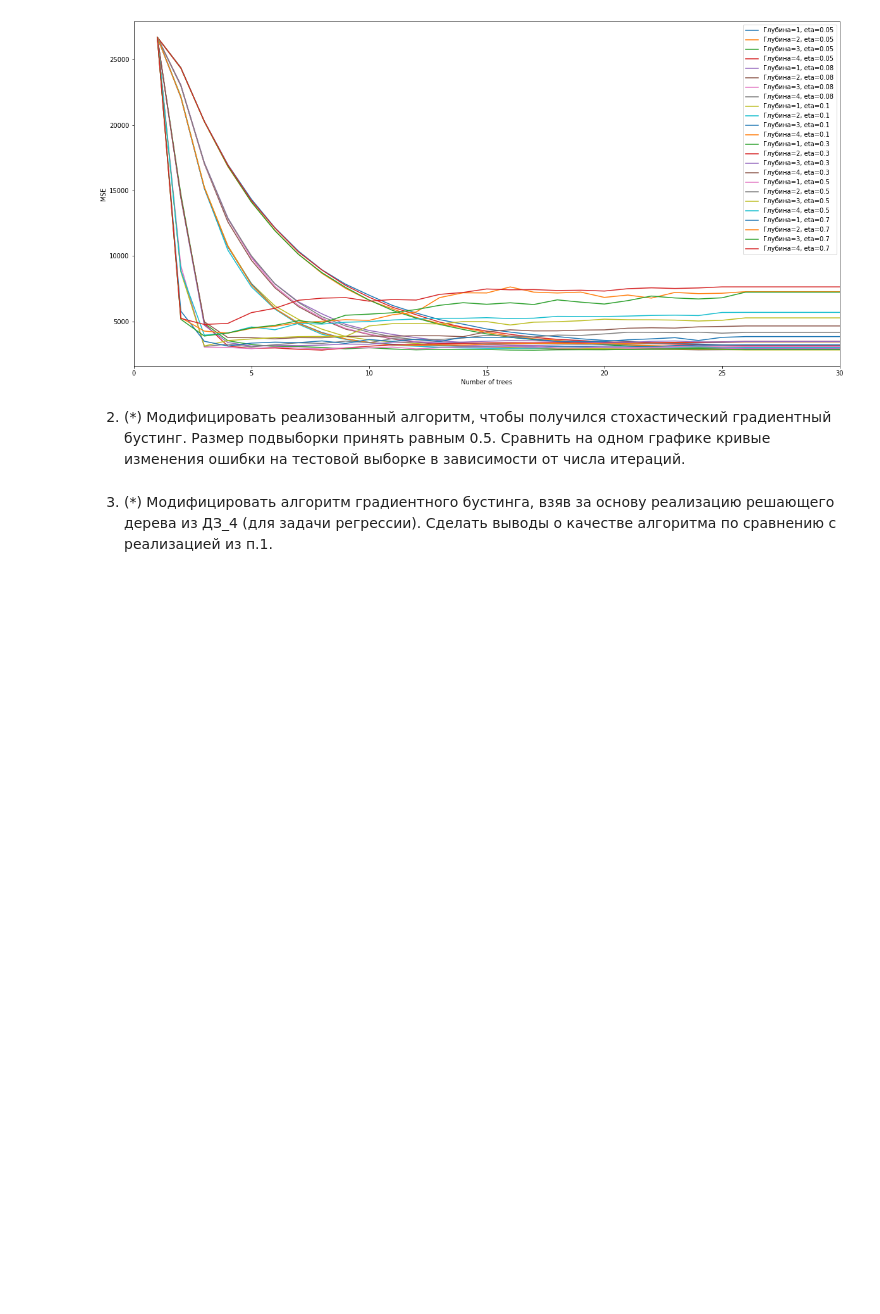
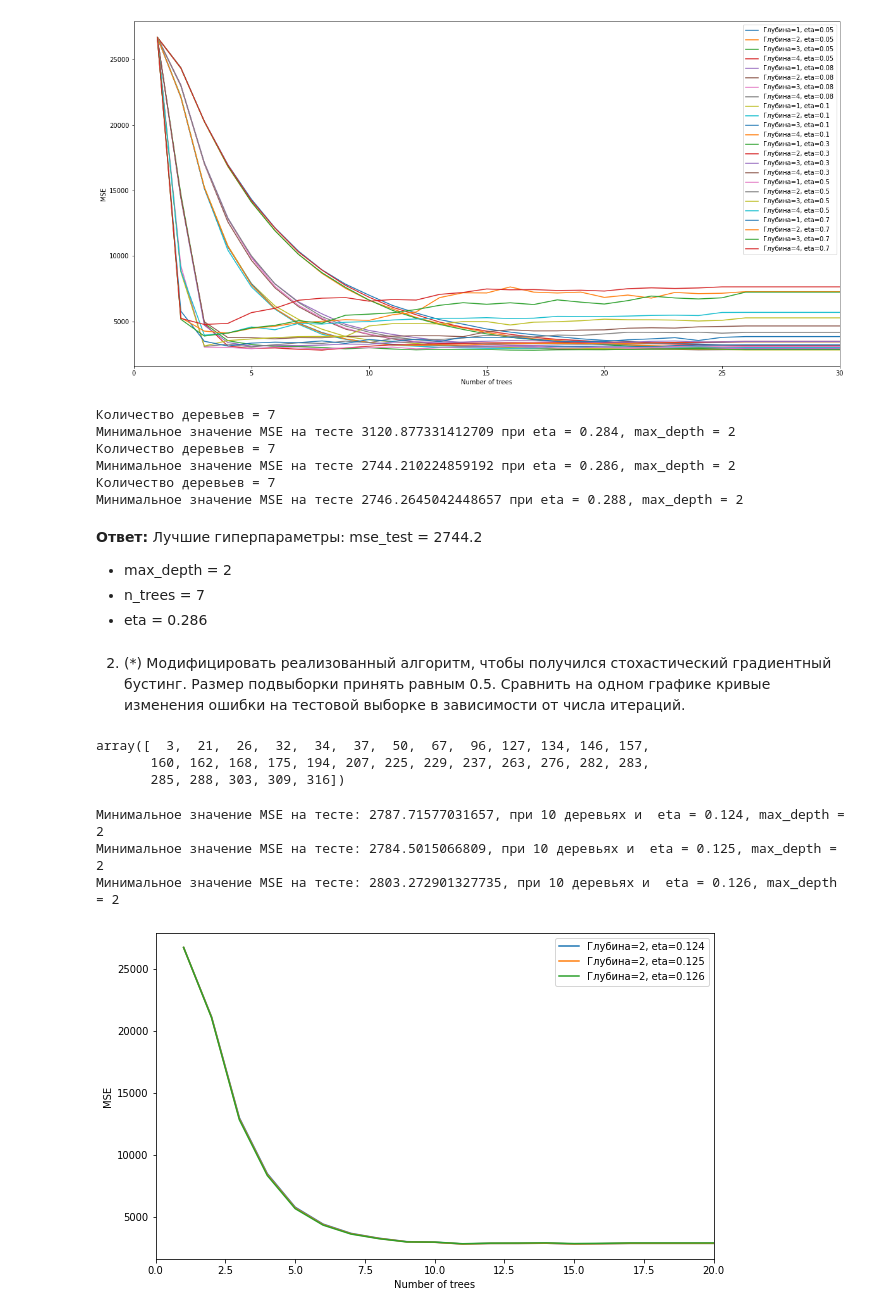
Before and after one commit to adurzin/Algoritms, a Jupyter notebook: HW_lesson_6.ipynb, the cells around one changed output. Cells and saved outputs as stored; diff of their text form; code cells hidden in the pictures; blank space fills up the shorter version.

```diff
--- a/HW_lesson_6.ipynb
+++ b/HW_lesson_6.ipynb
@@ -177,7 +177,31 @@ for eta in a:
 Минимальное значение МSE на тесте 3872.7194559391555 при eta = 0.7, max_depth = 3
 Минимальное значение МSE на тесте 4760.2203299888315 при eta = 0.7, max_depth = 4
 [figure]
+# %%
+n_trees = 20
+max_depth = 2
+for eta in [0.284, 0.286, 0.288]:
+    trees, train_errors, test_errors = gb_fit(n_trees, max_depth, X_train, X_test, y_train, y_test, coefs, eta)
+    print(f'Количество деревьев = {np.argmin(test_errors)}')
+    print(f'Минимальное значение МSE на тесте {min(test_errors)} при eta = {eta}, max_depth = {max_depth}')
+# %% [output]
+Количество деревьев = 7
+Минимальное значение МSE на тесте 3120.877331412709 при eta = 0.284, max_depth = 2
+Количество деревьев = 7
+Минимальное значение МSE на тесте 2744.210224859192 при eta = 0.286, max_depth = 2
+Количество деревьев = 7
+Минимальное значение МSE на тесте 2746.2645042448657 при eta = 0.288, max_depth = 2
+# %% [markdown]
+**Ответ:** Лучшие гиперпараметры:
+mse_test = 2744.2
+- max_depth = 2
+- n_trees = 7
+- eta = 0.286
 # %% [markdown]
 2. (\*) Модифицировать реализованный алгоритм, чтобы получился стохастический градиентный бустинг. Размер подвыборки принять равным 0.5.    Сравнить на одном графике кривые  изменения ошибки на тестовой выборке в зависимости от  числа итераций.
-# %% [markdown]
-3. (\*) Модифицировать алгоритм градиентного бустинга, взяв за основу реализацию решающего дерева из ДЗ_4 (для задачи регрессии). Сделать выводы о качестве алгоритма по сравнению с реализацией из п.1.
+# %%
+np.unique(np.random.randint(X_train.shape[0], size=int(X_train.shape[0] * 0.1)))
+# %% [output]
+array([  3,  21,  26,  32,  34,  37,  50,  67,  96, 127, 134, 146, 157,
+       160, 162, 168, 175, 194, 207, 225, 229, 237, 263, 276, 282, 283,
+       285, 288, 303, 309, 316])
@@ -183,0 +245,17 @@ for eta in a:
+# %%
+plt.figure(figsize=(10, 6))
+n_trees = 20
+for eta in [0.124, 0.125, 0.126]:
+    for max_depth in range(2, 3):
+        trees, train_errors, test_errors = gb_fit_stochastic(n_trees, max_depth, X_train, X_test, y_train, y_test, coefs, eta)
+        print(f'Минимальное значение МSE на тесте: {min(test_errors)}, при {np.argmin(test_errors)} деревьях и  eta = {eta}, max_depth = {max_depth}')
+        plt.xlabel('Number of trees')
+        plt.ylabel('MSE')
+        plt.xlim(0, n_trees)
+        plt.plot(list(range(1, n_trees+1)), test_errors, label=f'Глубина={max_depth}, eta={eta}')
+        plt.legend(loc='upper right')
+# %% [output]
+Минимальное значение МSE на тесте: 2787.71577031657, при 10 деревьях и  eta = 0.124, max_depth = 2
+Минимальное значение МSE на тесте: 2784.5015066809, при 10 деревьях и  eta = 0.125, max_depth = 2
+Минимальное значение МSE на тесте: 2803.272901327735, при 10 деревьях и  eta = 0.126, max_depth = 2
+[figure, added]
```
Also changed, not shown: parts of 2 cells of this notebook, 1 other file.
